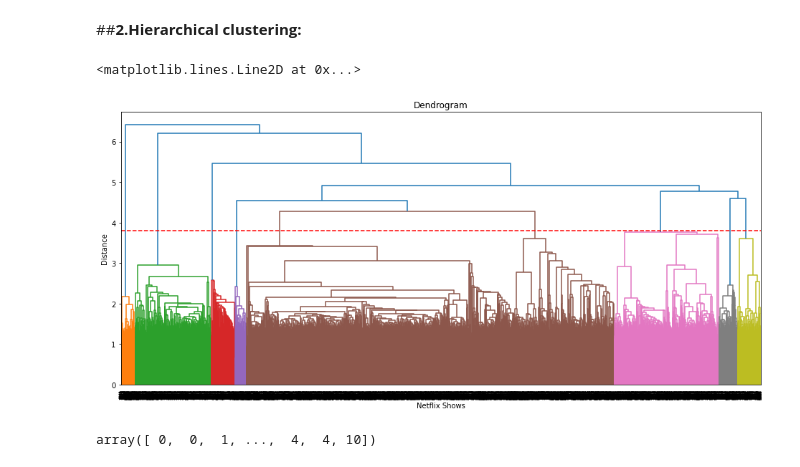
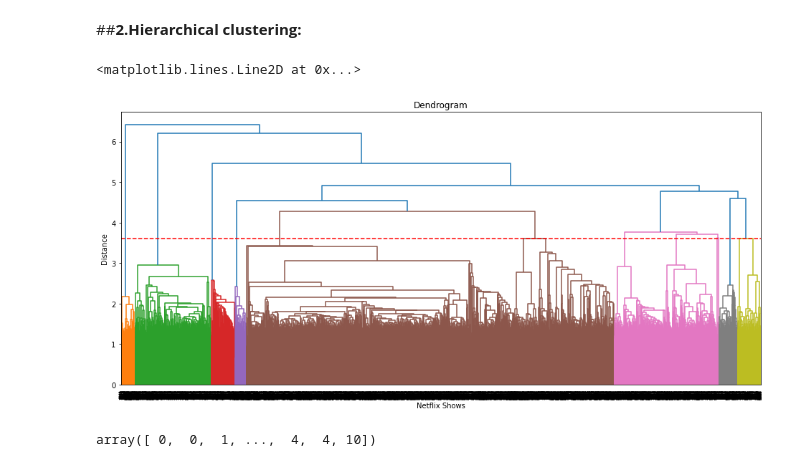
Before and after one commit to AKASHPATI007/Netflix-Movies-And-TV-Shows-Clustering, a Jupyter notebook: Akash_netflix_movies_and_tv_shows_clustering.ipynb, the cells around one changed output. Cells and saved outputs as stored; diff of their text form; code cells hidden in the pictures.

```diff
--- a/Akash_netflix_movies_and_tv_shows_clustering.ipynb
+++ b/Akash_netflix_movies_and_tv_shows_clustering.ipynb
@@ -1215,14 +1215,14 @@ plt.tight_layout(pad = 0)
 # %%
 # Building a dendogram to decide on the number of clusters
 plt.figure(figsize=(16, 7))
 dend = shc.dendrogram(shc.linkage(x_pca, method='ward'))
 plt.title('Dendrogram')
 plt.xlabel('Netflix Shows')
 plt.ylabel('Distance')
-plt.axhline(y= 3.8, color='r', linestyle='--')
+plt.axhline(y= 3.6, color='r', linestyle='--')
 # %% [output]
 <matplotlib.lines.Line2D at 0x...>
-[figure, old version]
+[figure, new version]
 # %%
 # Fitting hierarchical clustering model
 hierarchical = AgglomerativeClustering(n_clusters=12, affinity='euclidean', linkage='ward')
```
Also changed, not shown: parts of 3 cells of this notebook.
